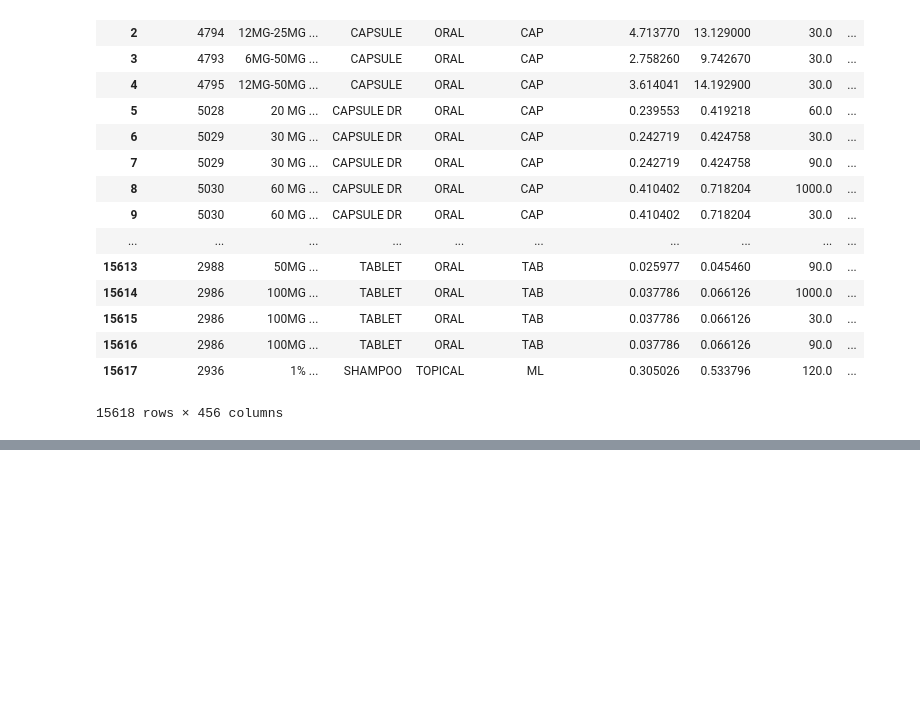
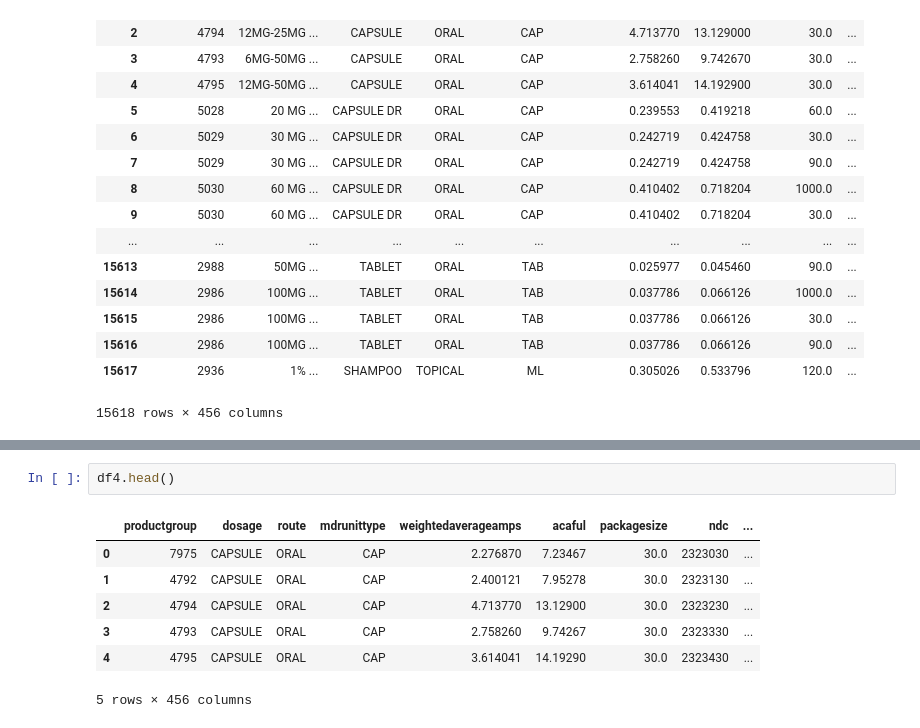
Before and after one commit to jjacisin/Mod_3_Project, a Jupyter notebook: Mod_3_Working_Notebook.ipynb, the cells around one changed output, grey strips where cells are left out. Drawn from its saved outputs; the diff is of its cells as text; blank space fills up the shorter version.

```diff
--- a/Mod_3_Working_Notebook.ipynb
+++ b/Mod_3_Working_Notebook.ipynb
@@ -242,0 +284,10 @@ df4
+# %%
+df4.head()
+# %% [output]
+|  | productgroup | dosage | route | mdrunittype | weightedaverageamps | acaful | packagesize | ndc | ... |
+| 0 | 7975 | CAPSULE | ORAL | CAP | 2.276870 | 7.23467 | 30.0 | 2323030 | ... |
+| 1 | 4792 | CAPSULE | ORAL | CAP | 2.400121 | 7.95278 | 30.0 | 2323130 | ... |
+| 2 | 4794 | CAPSULE | ORAL | CAP | 4.713770 | 13.12900 | 30.0 | 2323230 | ... |
+| 3 | 4793 | CAPSULE | ORAL | CAP | 2.758260 | 9.74267 | 30.0 | 2323330 | ... |
+| 4 | 4795 | CAPSULE | ORAL | CAP | 3.614041 | 14.19290 | 30.0 | 2323430 | ... |
+5 rows × 456 columns
```
Also changed, not shown: parts of 11 cells of this notebook.
